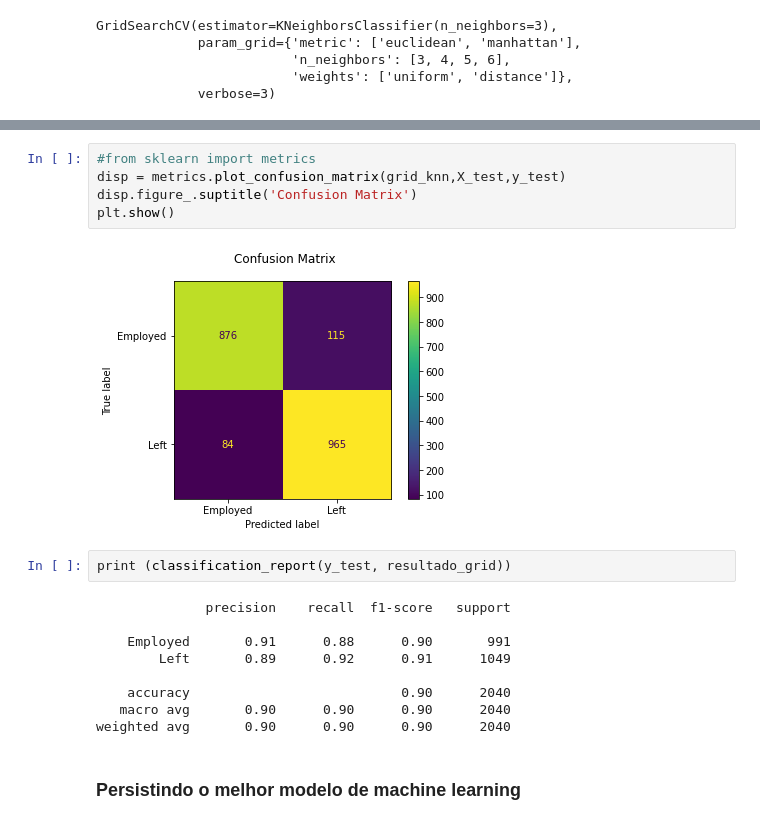
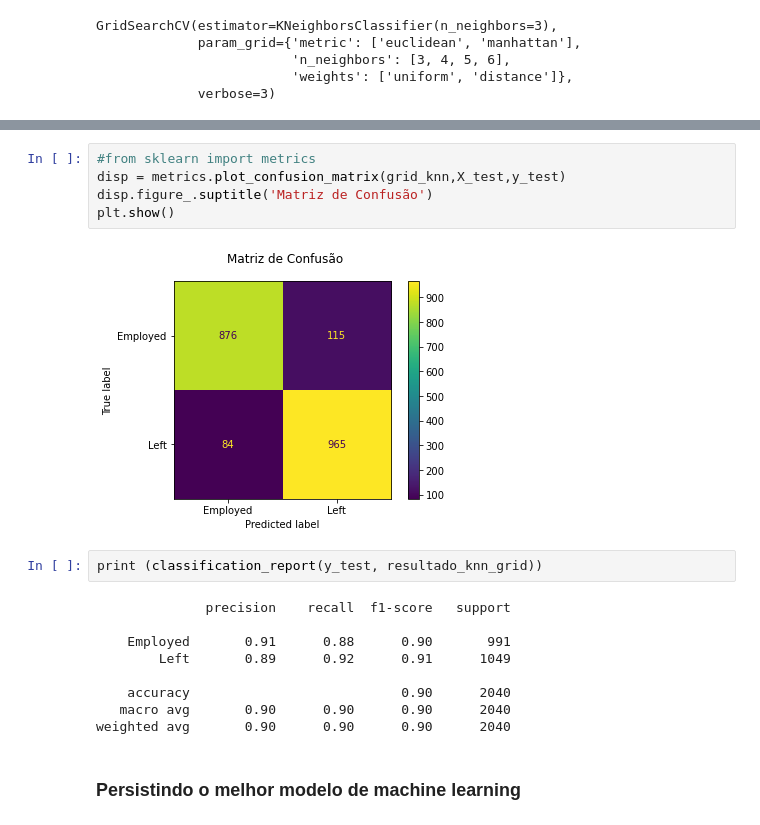
Before and after one commit to raphaelbrunovr/TCC_Puc_Minas_Classificacao_Turnover, a Jupyter notebook: 01_TCC_Turnover_RH.ipynb, the cells around one changed output, grey strips where cells are left out. Cells and saved outputs as stored; diff of their text form.

```diff
--- a/01_TCC_Turnover_RH.ipynb
+++ b/01_TCC_Turnover_RH.ipynb
@@ -391,12 +340,12 @@ A acurácia do classificador SVM foi de: 90.25%
 # %%
 #from sklearn import metrics
 disp = metrics.plot_confusion_matrix(grid_knn,X_test,y_test)
-disp.figure_.suptitle('Confusion Matrix')
+disp.figure_.suptitle('Matriz de Confusão')
 plt.show()
 # %% [output]
-[figure, old version]
+[figure, new version]
 # %%
-print (classification_report(y_test, resultado_grid))
+print (classification_report(y_test, resultado_knn_grid))
 # %% [output]
               precision    recall  f1-score   support
 
```
Also changed, not shown: parts of 14 cells of this notebook, 2 other files.
